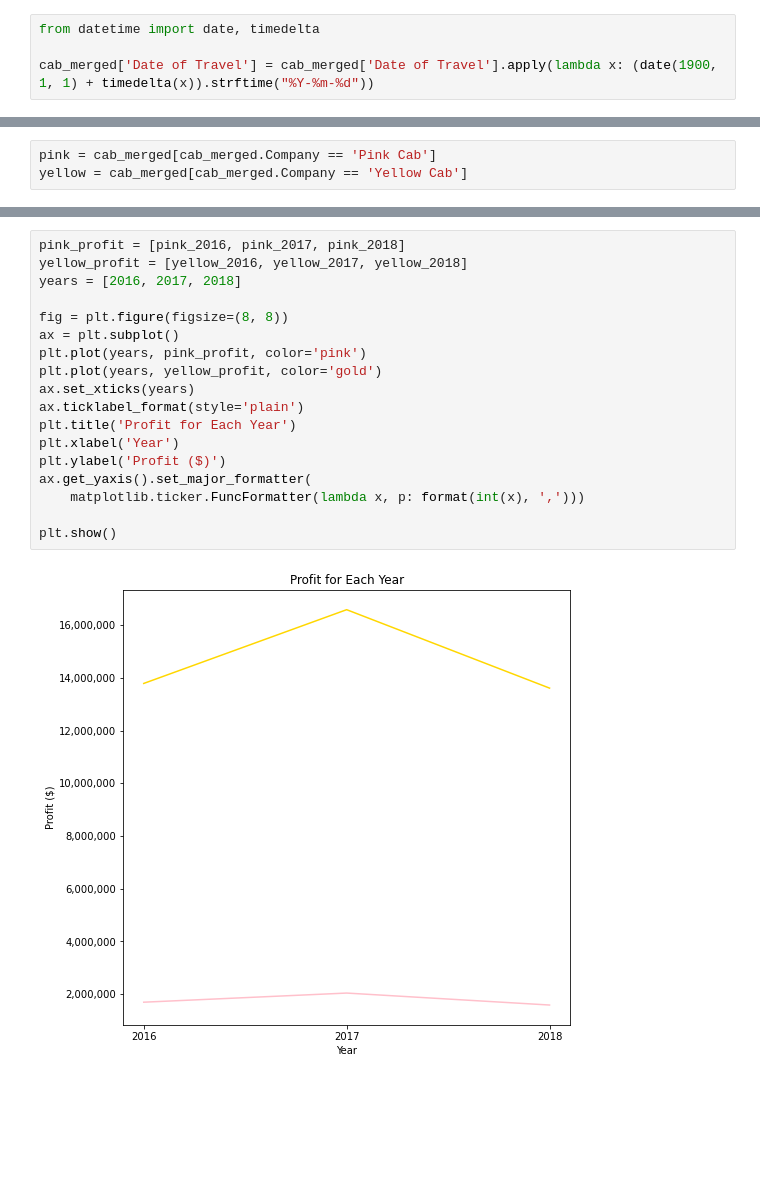
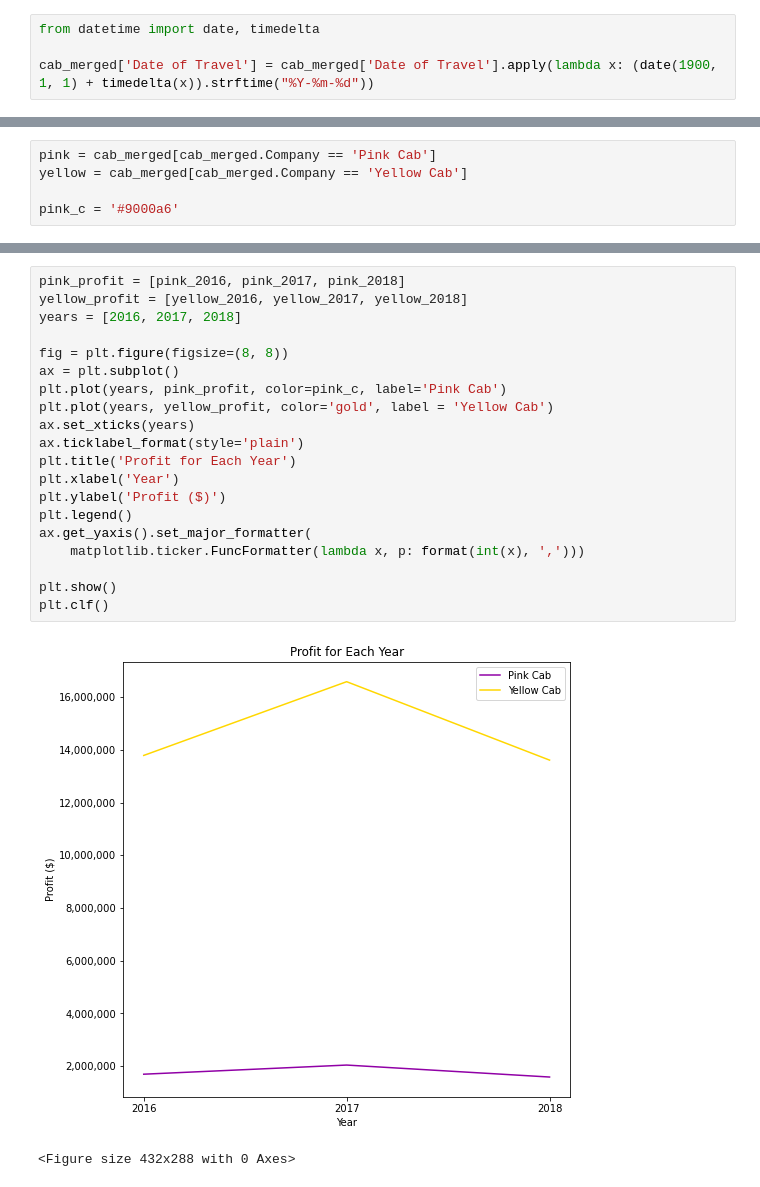
Before and after one commit to TheHamhams/taxi, a Jupyter notebook: taxi_notebook.ipynb, the cells around one changed output, grey strips where cells are left out. Drawn from its saved outputs; the diff is of its cells as text; blank space fills up the shorter version.

```diff
--- a/taxi_notebook.ipynb
+++ b/taxi_notebook.ipynb
@@ -103,6 +103,8 @@ cab_merged.head()
 # %%
 pink = cab_merged[cab_merged.Company == 'Pink Cab']
 yellow = cab_merged[cab_merged.Company == 'Yellow Cab']
+
+pink_c = '#9000a6'
 # %%
 import plotly.graph_objects as go
 
@@ -130,20 +133,23 @@ fig.show()
 # %%
 pink_profit = [pink_2016, pink_2017, pink_2018]
 yellow_profit = [yellow_2016, yellow_2017, yellow_2018]
 years = [2016, 2017, 2018]
 
 fig = plt.figure(figsize=(8, 8))
 ax = plt.subplot()
-plt.plot(years, pink_profit, color='pink')
-plt.plot(years, yellow_profit, color='gold')
+plt.plot(years, pink_profit, color=pink_c, label='Pink Cab')
+plt.plot(years, yellow_profit, color='gold', label = 'Yellow Cab')
 ax.set_xticks(years)
 ax.ticklabel_format(style='plain')
 plt.title('Profit for Each Year')
 plt.xlabel('Year')
 plt.ylabel('Profit ($)')
+plt.legend()
 ax.get_yaxis().set_major_formatter(
     matplotlib.ticker.FuncFormatter(lambda x, p: format(int(x), ',')))
 
 plt.show()
+plt.clf()
 # %% [output]
-[figure, old version]
+[figure, new version]
+<Figure size 432x288 with 0 Axes>
```
Also changed, not shown: parts of 2 cells of this notebook, 1 other file.
